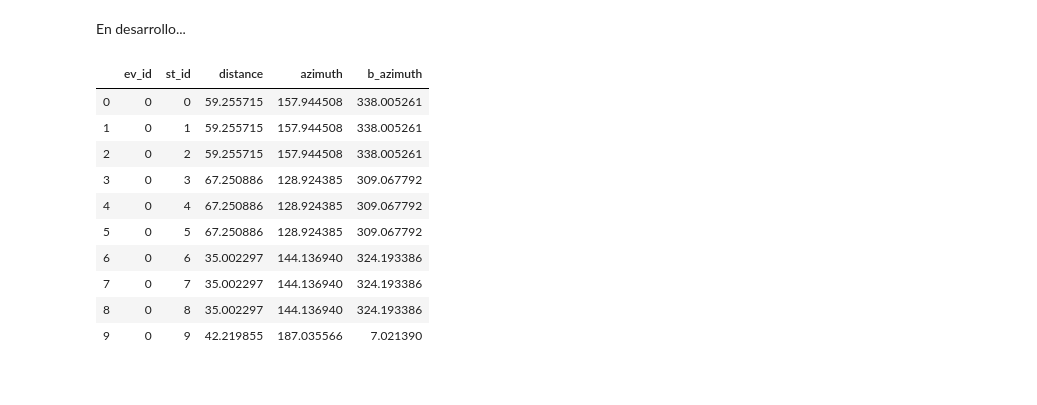
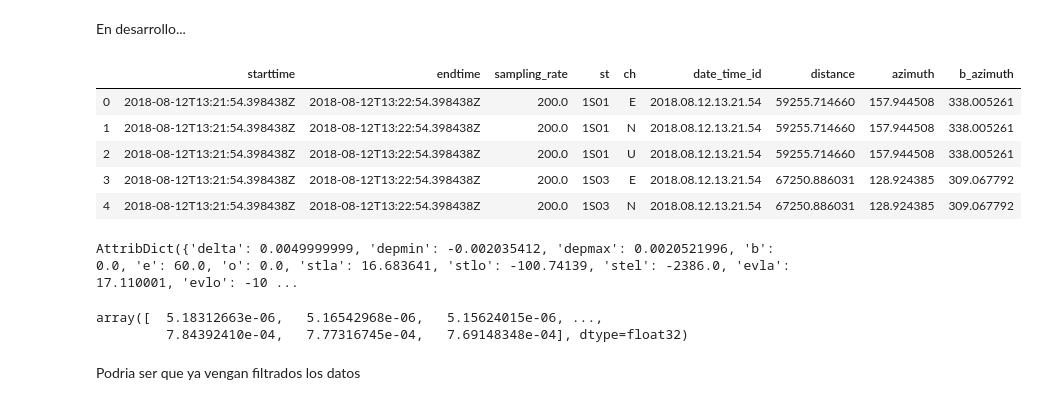
Before and after one commit to CoolingBroski/Mecanismos-Focales-Brecha-Guerrero, a Jupyter notebook: Preprocessing.ipynb, the cells around one changed output. Cells and saved outputs as stored; diff of their text form; code cells hidden in the pictures.

```diff
--- a/Preprocessing.ipynb
+++ b/Preprocessing.ipynb
@@ -189 +170,3 @@ st_df.head(20)
+# %%
+ev_st_df = link_ev_st(directorio_recortado)
 # %%
@@ -246,7 +206,7 @@ for index,row in df_catalog.iterrows(): # Para todo evento
     event_dir = directorio_recortado + datetime_to_dotformat(row.date_time)+'/'
     outdir = "%sRT"%event_dir # Output directory
 
-    st = obspy.read(event_dir+'*', format='SAC')
+    st = obspy.read(event_dir+'1S*', format='SAC')
     Path(outdir).mkdir(parents=True,exist_ok=True)
 
     # Detrend and remove instrument response
@@ -264,25 +224,42 @@ for index,row in df_catalog.iterrows(): # Para todo evento
         #meta = inv.get_channel_metadata(tr.id)
         dist, az, baz = gps2dist_azimuth(row.lat,row.lon,sta.stla,sta.stlo)
         #omarker = origin_time - tr.starttime
-
-        # Para propositos de este problema, se podra asumir que el tiempo del evento y el tiempo de inicio del sismograma son el mismo?
+        omarker = 0
+        # Por como son partidos los datos de cada estacion iniciando exactamente en el mismo tiempo que aquel registrado para el evento dentro del catalogo
+        # origin_time y starttime son iguales
 
         # baz (back azimuth) es aquel angulo de la estacion con las coordenadas del sismo o evento, asi que lo tendremos que guardar en el trace
 
         # Obspy trace headers
         #tr.stats.coordinates = {'latitude':meta['latitude'], 'longitude':meta['longitude']}
-        distances.append(dist/1000) # A kilometros
+        distances.append(dist) # A kilometros
         azimuths.append(az)
         b_azimuths.append(baz)
         #o.append(0)
         #b.append(-1*omarker)
 
-        # Modificando valores en los traces (puede que haya que reemplazar los archivos o volver a guardarlos para que sean efectivos los cambios)
-        st[i].stats.az = az
+
+        # Hay que guardar otros atributos como starttime y endtime porque al guardar se borran los datos anteriores
         st[i].stats.back_azimuth = baz
-        st[i].stats.distance = dist/1000
-        #st[i].stats.sac.o = 0
-        #st[i].stats.sac.b = -1*omarker
+        st[i].stats.distance = dist # En metros
+        #st[i].stats.starttime = row.date_time
+        #st[i].stats.endtime = row
+
+        # Solo los datos guardados sobre el atributo sac quedaran grabados en el archivo SAC
+        #st[i].stats.sac.az = az
+        sacd = AttribDict()
+        sacd.stla = sta.stla
+        sacd.stlo = sta.stlo
+        sacd.stel = sta.stel
+        sacd.evla = row.lat
+        sacd.evlo = row.lon
+        sacd.evdp = depth # in meters
+        sacd.az = az
+        sacd.baz = baz
+        sacd.dist = dist/1000 # convert to kilometers
+        sacd.o = 0
+        sacd.b = -1*omarker
+        st[i].stats.sac = sacd
 
     #for sta in stations_meta['kstnm'].unique():
     #    traces = st.select(station=sta)
@@ -300,19 +277,15 @@ for index,row in df_catalog.iterrows(): # Para todo evento
 ev_st_df['distance'] = distances
 ev_st_df['azimuth'] = azimuths
 ev_st_df['b_azimuth'] = b_azimuths
+ev_st_df.to_csv('ev_st.csv')
 #tr_df['o'] = o
 #tr_df['b'] = b
 # %%
-ev_st_df.head(10)
+ev_st_df.head()
 # %% [output]
-|  | ev_id | st_id | distance | azimuth | b_azimuth |
-| 0 | 0 | 0 | 59.255715 | 157.944508 | 338.005261 |
-| 1 | 0 | 1 | 59.255715 | 157.944508 | 338.005261 |
-| 2 | 0 | 2 | 59.255715 | 157.944508 | 338.005261 |
-| 3 | 0 | 3 | 67.250886 | 128.924385 | 309.067792 |
-| 4 | 0 | 4 | 67.250886 | 128.924385 | 309.067792 |
-| 5 | 0 | 5 | 67.250886 | 128.924385 | 309.067792 |
-| 6 | 0 | 6 | 35.002297 | 144.136940 | 324.193386 |
-| 7 | 0 | 7 | 35.002297 | 144.136940 | 324.193386 |
-| 8 | 0 | 8 | 35.002297 | 144.136940 | 324.193386 |
-| 9 | 0 | 9 | 42.219855 | 187.035566 | 7.021390 |
+|  | starttime | endtime | sampling_rate | st | ch | date_time_id | distance | azimuth | b_azimuth |
+| 0 | 2018-08-12T13:21:54.398438Z | 2018-08-12T13:22:54.398438Z | 200.0 | 1S01 | E | 2018.08.12.13.21.54 | 59255.714660 | 157.944508 | 338.005261 |
+| 1 | 2018-08-12T13:21:54.398438Z | 2018-08-12T13:22:54.398438Z | 200.0 | 1S01 | N | 2018.08.12.13.21.54 | 59255.714660 | 157.944508 | 338.005261 |
+| 2 | 2018-08-12T13:21:54.398438Z | 2018-08-12T13:22:54.398438Z | 200.0 | 1S01 | U | 2018.08.12.13.21.54 | 59255.714660 | 157.944508 | 338.005261 |
+| 3 | 2018-08-12T13:21:54.398438Z | 2018-08-12T13:22:54.398438Z | 200.0 | 1S03 | E | 2018.08.12.13.21.54 | 67250.886031 | 128.924385 | 309.067792 |
+| 4 | 2018-08-12T13:21:54.398438Z | 2018-08-12T13:22:54.398438Z | 200.0 | 1S03 | N | 2018.08.12.13.21.54 | 67250.886031 | 128.924385 | 309.067792 |
@@ -318,0 +294,11 @@ ev_st_df.head(10)
+# %%
+print(st[0].stats.sac)
+# %% [output]
+AttribDict({'delta': 0.0049999999, 'depmin': -0.002035412, 'depmax': 0.0020521996, 'b': 0.0, 'e': 60.0, 'o': 0.0, 'stla': 16.683641, 'stlo': -100.74139, 'stel': -2386.0, 'evla': 17.110001, 'evlo': -10 ...
+# %%
+st[0].data
+# %% [output]
+array([  5.18312663e-06,   5.16542968e-06,   5.15624015e-06, ...,
+         7.84392410e-04,   7.77316745e-04,   7.69148348e-04], dtype=float32)
+# %% [markdown]
+Podria ser que ya vengan filtrados los datos
```
Also changed, not shown: parts of 14 cells of this notebook, 3 other files.
